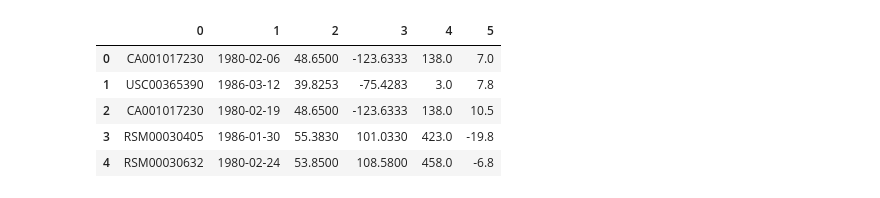
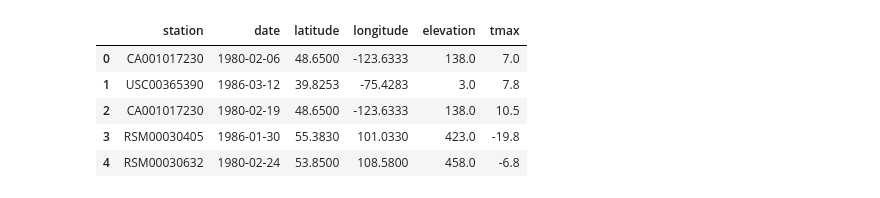
Before and after one commit to meghan14/big_data_projects_python, a Jupyter notebook: data_visualization_a3/weather_plot.py.ipynb, the cells around one changed output. Saved outputs shown, nothing was run; the diff lists cells and outputs as text; code cells hidden in the pictures.

```diff
--- a/data_visualization_a3/weather_plot.py.ipynb
+++ b/data_visualization_a3/weather_plot.py.ipynb
@@ -13,11 +14,13 @@ source = "data/tmax-3/"
 # %%
 df = pd.DataFrame()
 for files in os.listdir(source):
     df_file = pd.read_csv(source+files,compression='gzip',header=None,sep=',',quotechar='"',error_bad_lines=False)
     df = pd.concat([df,df_file],ignore_index=True)
+df.columns = ['station','date','latitude','longitude','elevation','tmax']
+df['station'] = df['station'].apply(str)
 df.head()
 # %% [output]
-|  | 0 | 1 | 2 | 3 | 4 | 5 |
+|  | station | date | latitude | longitude | elevation | tmax |
 | 0 | CA001017230 | 1980-02-06 | 48.6500 | -123.6333 | 138.0 | 7.0 |
 | 1 | USC00365390 | 1986-03-12 | 39.8253 | -75.4283 | 3.0 | 7.8 |
 | 2 | CA001017230 | 1980-02-19 | 48.6500 | -123.6333 | 138.0 | 10.5 |
```
Also changed, not shown: parts of 5 cells of this notebook, 1 other file.
